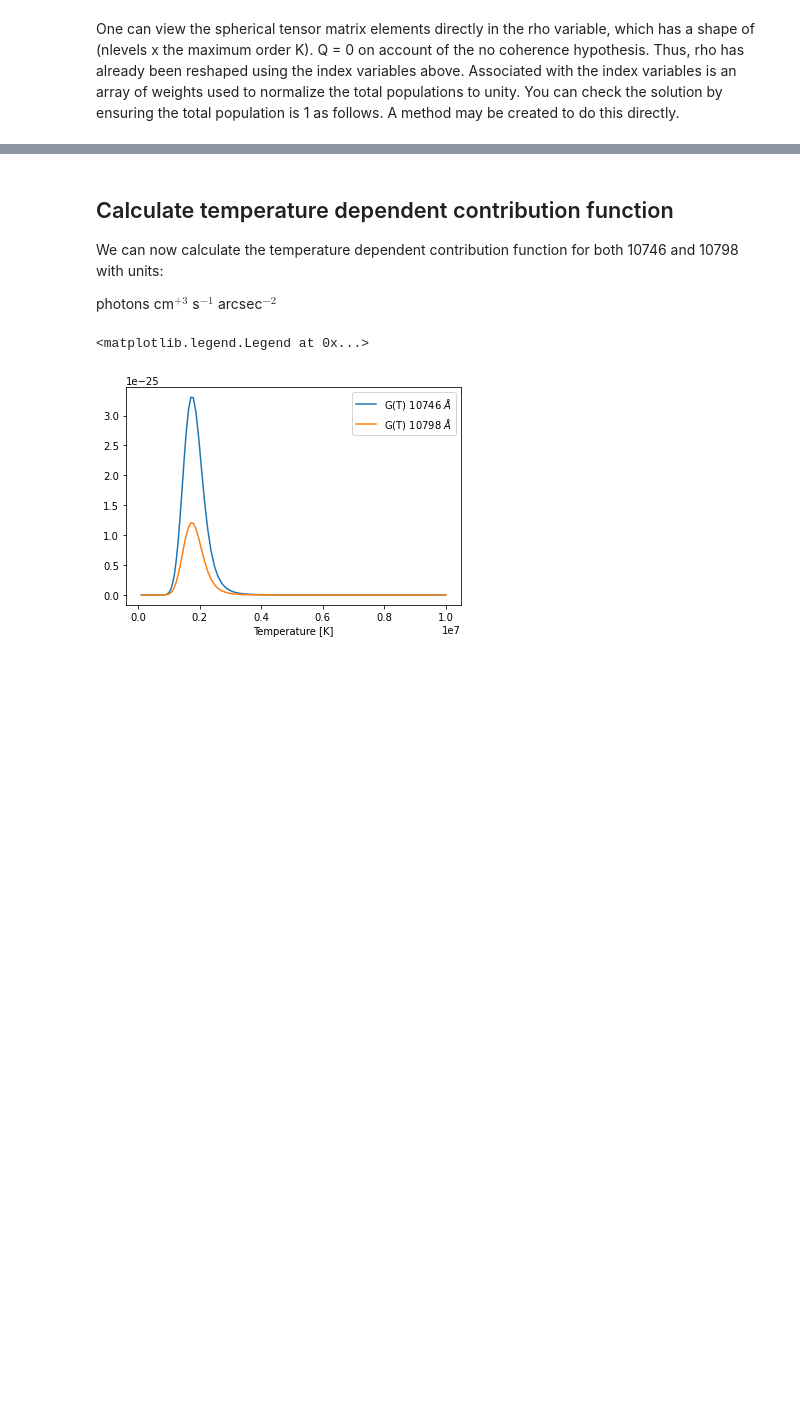
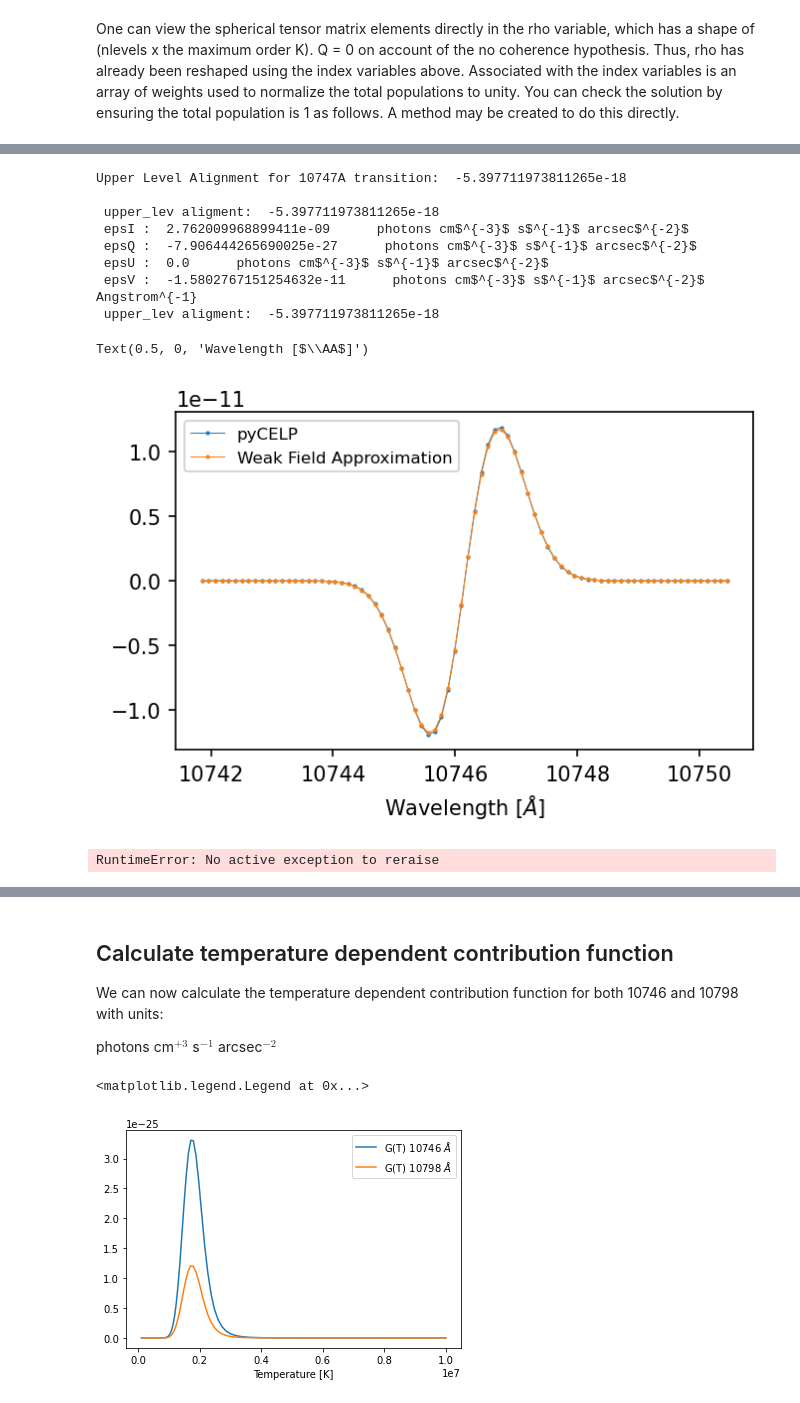
Before and after one commit to tschad/pycelp, a Jupyter notebook: examples/A_tour_of_the_Ion_class.ipynb, the cells around one changed output, grey strips where cells are left out. Cells and saved outputs as stored; diff of their text form; code cells hidden in the pictures; blank space fills up the shorter version.

```diff
--- a/examples/A_tour_of_the_Ion_class.ipynb
+++ b/examples/A_tour_of_the_Ion_class.ipynb
@@ -215,0 +326,48 @@ print(' epsV : ',epsV,'    ',v_units)
+# %%
+vanVleckDeg =  np.rad2deg(np.arccos(1./np.sqrt(3.)))
+thetaBlocal = vanVleckDeg
+
+fe13.calc_rho_sym(electron_density, electron_temperature, height, thetaBlocal, include_limbdark=True, include_protons=True)
+
+print(' ')
+print('Upper Level Alignment for 10747A transition: ',fe13.get_upper_level_alignment(10747.))
+print(' ')
+
+magnetic_field_amplitude  = 100.   ## Gauss
+thetaBLOS    = 45.  ## [degrees] inclination angle of the magnetic field IN THE LINE-OF-SIGHT FRAME
+azimuthBLOS  = 0.   ## [degrees] azimuthal angle of the magnetic field IN THE LINE-OF-SIGHT FRAME (default == 0)
+
+## Calculate line-integrated emission coefficents
+epsI,epsQ,epsU,epsV = fe13.calc_PolEmissCoeff(wvair, magnetic_field_amplitude,  thetaBLOS, azimuthBLOS)
+print(' epsI : ',epsI,'    ',iqu_units)
+print(' epsQ : ',epsQ,'    ',iqu_units)
+print(' epsU : ',epsU,'    ',iqu_units)
+print(' epsV : ',epsV,'    ',v_units)
+
+wvvec,stokes = fe13.calc_stokesSpec(wvair, magnetic_field_amplitude,  thetaBLOS, azimuthBLOS)
+
+wvvac = fe13.get_wvVacTrue(wvair)
+dlambdaB = 4.6686e-10 * (wvvac**2) * magnetic_field_amplitude  / 1000.
+geff = fe13.get_geff(wvair)
+V_WFA = - dlambdaB * fe13.get_geff(wvair) * np.cos(np.deg2rad(thetaBLOS)) * np.gradient(stokes[:,0],wvvec)
+
+plt.figure(figsize = (5,3))
+plt.plot(wvvec,stokes[:,3],'.-',label = 'pyCELP',lw = 0.5,markersize = 2)
+plt.plot(wvvec,V_WFA,'.-',label = 'Weak Field Approximation',lw = 0.5,markersize = 2)
+plt.legend(fontsize = 8)
+plt.xlabel(r'Wavelength [$\AA$]')
+# %% [output]
+Upper Level Alignment for 10747A transition:  -5.397711973811265e-18
+
+ upper_lev aligment:  -5.397711973811265e-18
+ epsI :  2.762009968899411e-09      photons cm$^{-3}$ s$^{-1}$ arcsec$^{-2}$
+ epsQ :  -7.906444265690025e-27      photons cm$^{-3}$ s$^{-1}$ arcsec$^{-2}$
+ epsU :  0.0      photons cm$^{-3}$ s$^{-1}$ arcsec$^{-2}$
+ epsV :  -1.5802767151254632e-11      photons cm$^{-3}$ s$^{-1}$ arcsec$^{-2}$ Angstrom^{-1}
+ upper_lev aligment:  -5.397711973811265e-18
+Text(0.5, 0, 'Wavelength [$\\AA$]')
+[figure, added]
+# %%
+raise
+# %% [output]
+RuntimeError: No active exception to reraise
```
Also changed, not shown: parts of 32 cells of this notebook.
